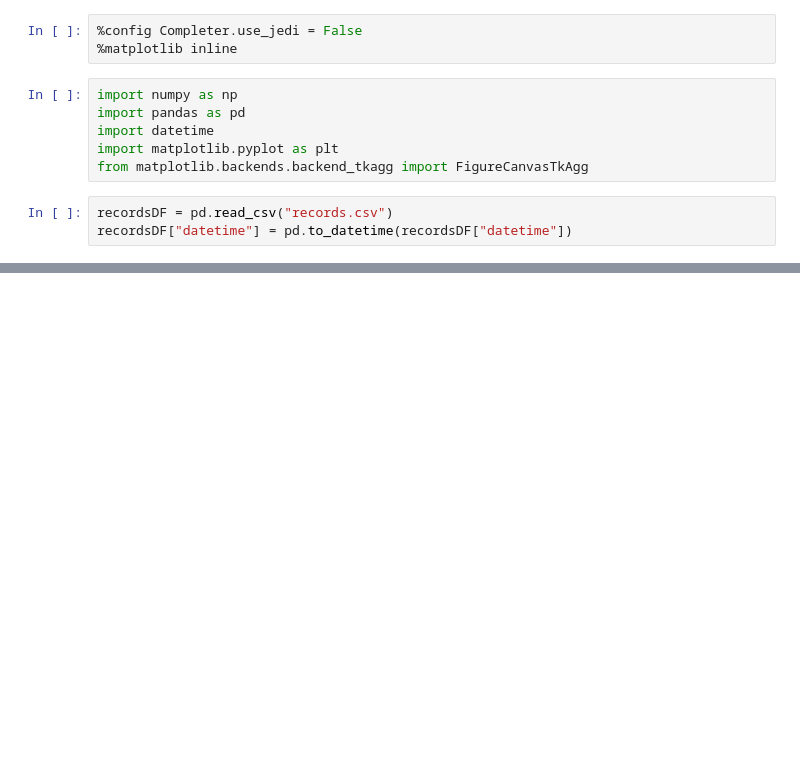
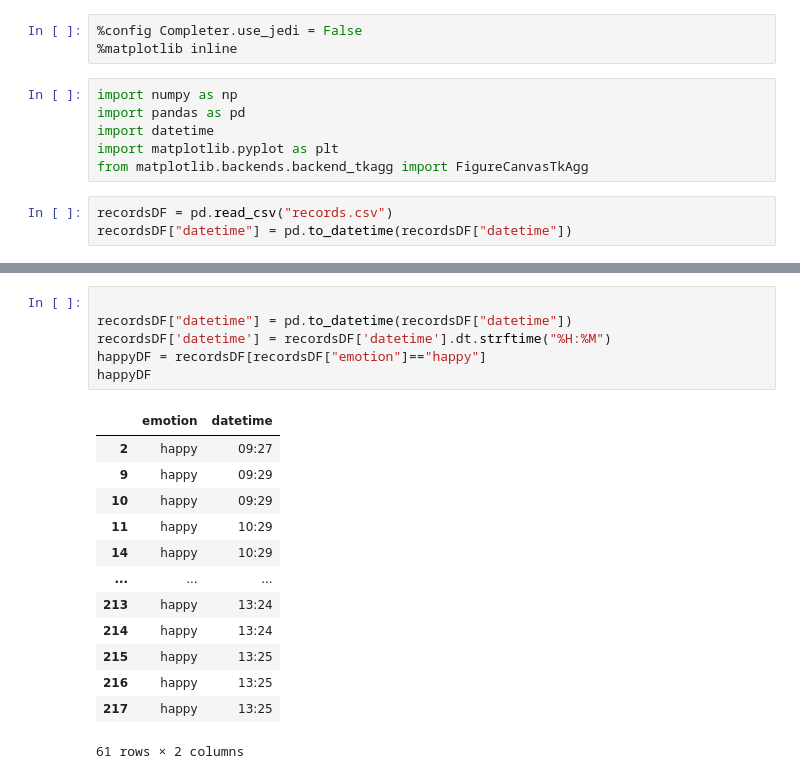
Before and after one commit to dominic-hill1/emotion-recognition-system, a Jupyter notebook: graphing.ipynb, the cells around one changed output, grey strips where cells are left out. Cells and saved outputs as stored; diff of their text form; blank space fills up the shorter version.

```diff
--- a/graphing.ipynb
+++ b/graphing.ipynb
@@ -20,0 +29,20 @@ ax.scatter(recordsDF['datetime'].map(lambda dt: dt.strftime('%H-%m-%S')), record
+# %%
+
+recordsDF["datetime"] = pd.to_datetime(recordsDF["datetime"])
+recordsDF['datetime'] = recordsDF['datetime'].dt.strftime("%H:%M")
+happyDF = recordsDF[recordsDF["emotion"]=="happy"]
+happyDF
+# %% [output]
+|  | emotion | datetime |
+| 2 | happy | 09:27 |
+| 9 | happy | 09:29 |
+| 10 | happy | 09:29 |
+| 11 | happy | 10:29 |
+| 14 | happy | 10:29 |
+| ... | ... | ... |
+| 213 | happy | 13:24 |
+| 214 | happy | 13:24 |
+| 215 | happy | 13:25 |
+| 216 | happy | 13:25 |
+| 217 | happy | 13:25 |
+61 rows × 2 columns
```
Also changed, not shown: parts of 3 cells of this notebook, 1 other file.
